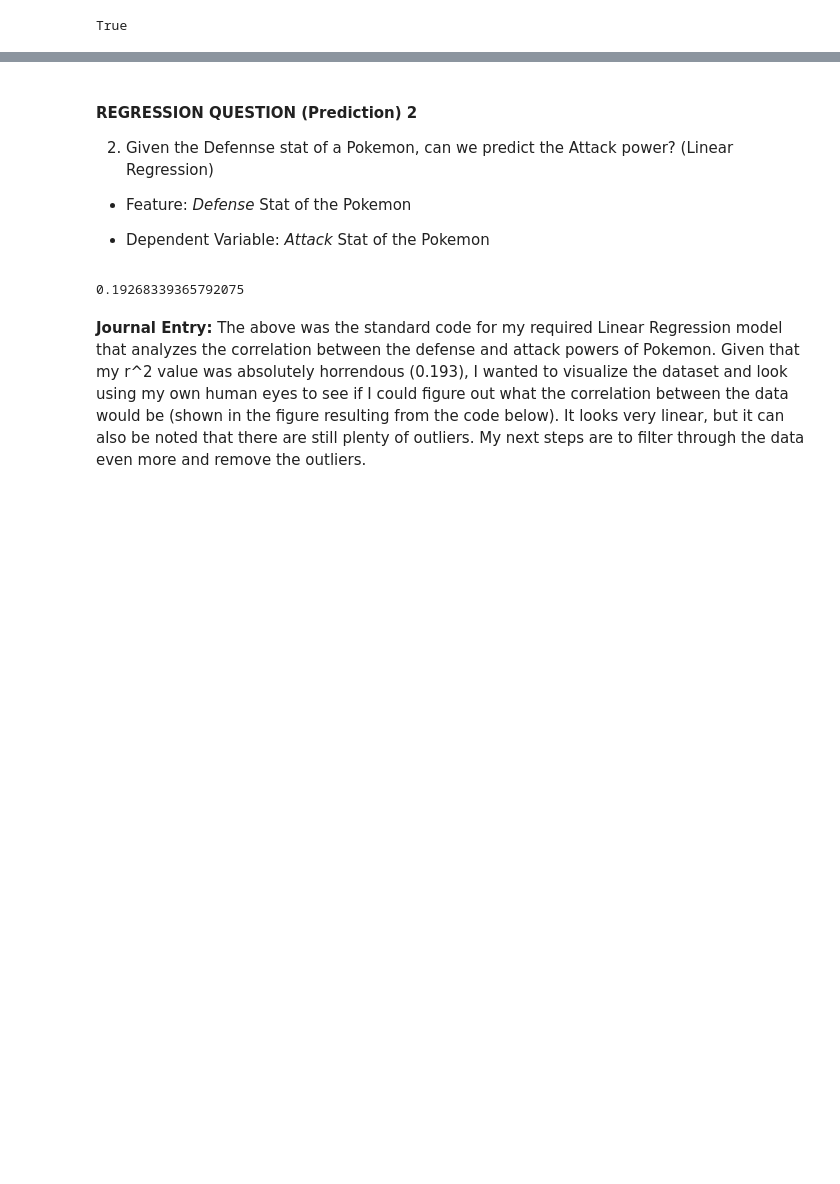
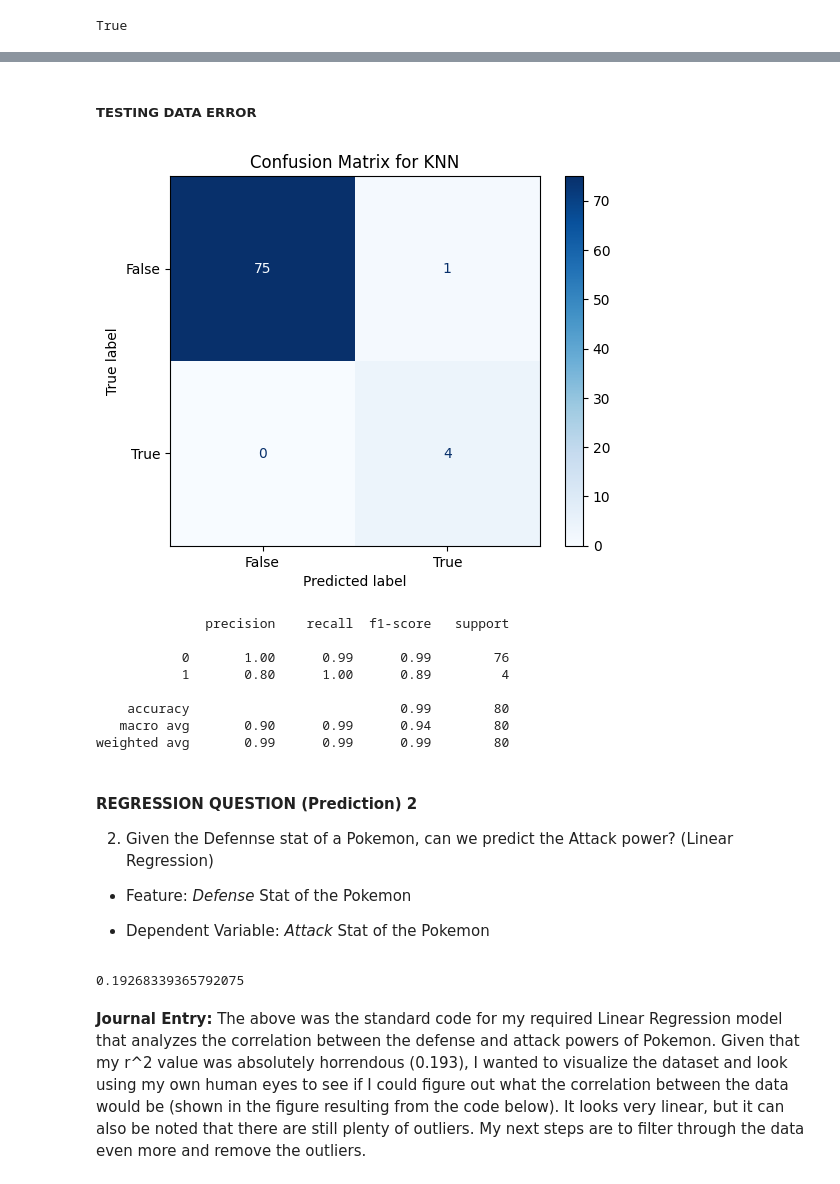
Before and after one commit to virajdas/DataSciencePlayground, a Jupyter notebook: machine_learning_introduction copy.ipynb, the cells around one changed output, grey strips where cells are left out. Saved outputs shown, nothing was run; the diff lists cells and outputs as text; code cells hidden in the pictures; blank space fills up the shorter version.

```diff
--- a/machine_learning_introduction copy.ipynb
+++ b/machine_learning_introduction copy.ipynb
@@ -116,3 +135,25 @@ TypeError: 'str' object is not callable
+# %% [markdown]
+##### TESTING DATA ERROR
+# %%
+test_matrix = confusion_matrix(y_test_encoded, y_test_pred)
+
+disp = ConfusionMatrixDisplay(confusion_matrix=test_matrix, display_labels=le.classes_)
+disp.plot(cmap=plt.cm.Blues)
+plt.title('Confusion Matrix for KNN')
+plt.show()
+
+test_report = classification_report(y_test_encoded, y_test_pred)
+print(test_report)
+# %% [output]
+[figure, added]
+              precision    recall  f1-score   support
+
+           0       1.00      0.99      0.99        76
+           1       0.80      1.00      0.89         4
+
+    accuracy                           0.99        80
+   macro avg       0.90      0.99      0.94        80
+weighted avg       0.99      0.99      0.99        80
 # %% [markdown]
 #### REGRESSION QUESTION (Prediction) 2
 2. Given the Defennse stat of a Pokemon, can we predict the Attack power? (Linear Regression)
```
Also changed, not shown: parts of 11 cells of this notebook, 1 other file.
